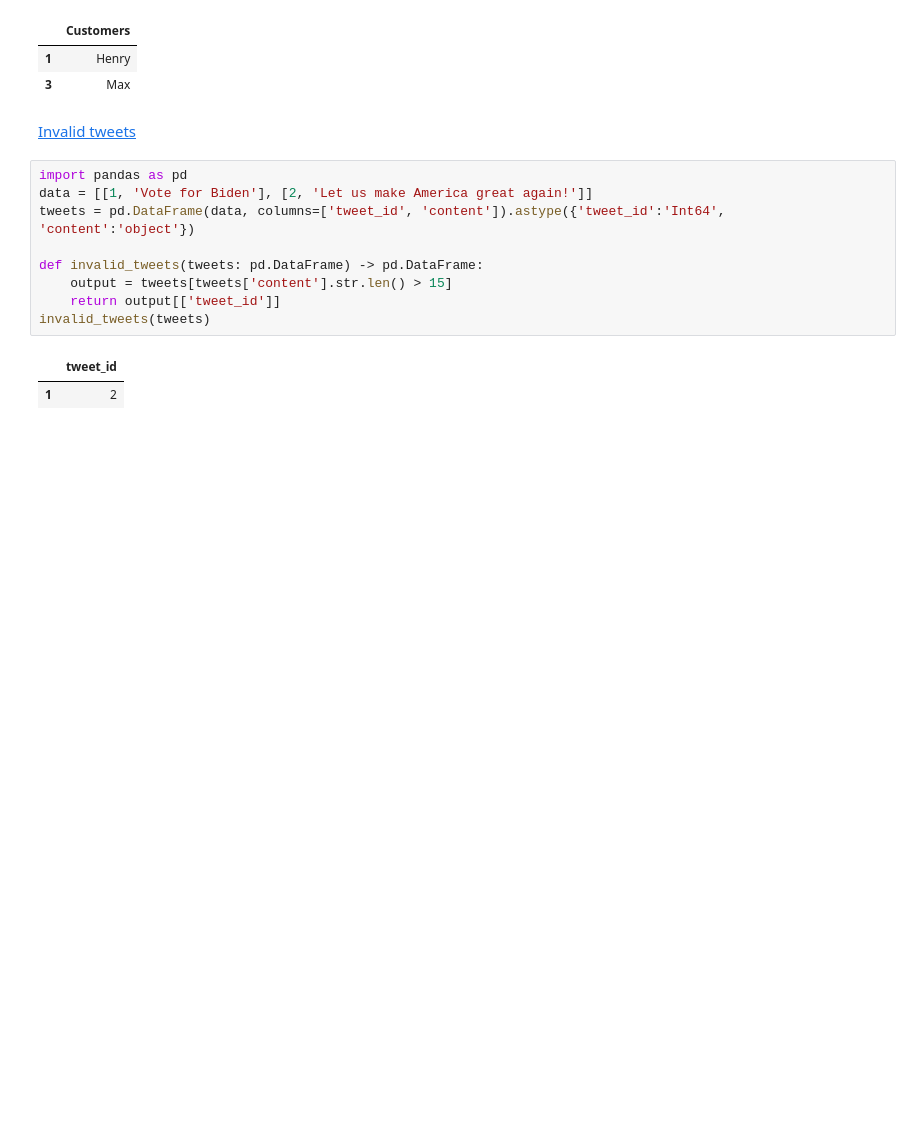
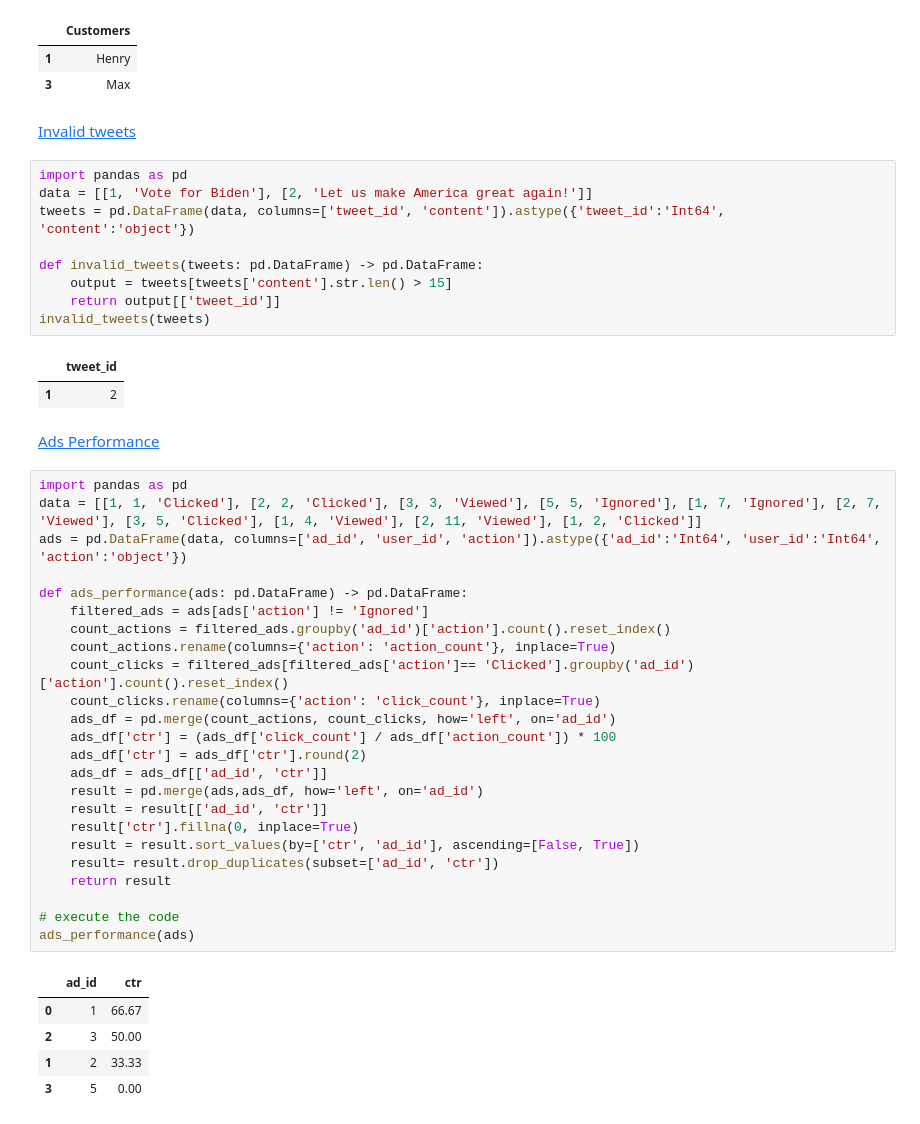
Before and after one commit to decisionenabler-sk/python-de-practice, a Jupyter notebook: Pandas_LC_30d_chllenge.ipynb, the cells around one changed output. Cells and saved outputs as stored; diff of their text form; blank space fills up the shorter version.

Commit message:
Ads performance

```diff
--- a/Pandas_LC_30d_chllenge.ipynb
+++ b/Pandas_LC_30d_chllenge.ipynb
@@ -88,3 +88,35 @@ invalid_tweets(tweets)
 # %% [output]
 |  | tweet_id |
 | 1 | 2 |
+# %% [markdown]
+[Ads Performance](https://leetcode.com/problems/ads-performance/?envType=study-plan-v2&envId=30-days-of-pandas&lang=pythondata)
+# %%
+import pandas as pd
+data = [[1, 1, 'Clicked'], [2, 2, 'Clicked'], [3, 3, 'Viewed'], [5, 5, 'Ignored'], [1, 7, 'Ignored'], [2, 7, 'Viewed'], [3, 5, 'Clicked'], [1, 4, 'Viewed'], [2, 11, 'Viewed'], [1, 2, 'Clicked']]
+ads = pd.DataFrame(data, columns=['ad_id', 'user_id', 'action']).astype({'ad_id':'Int64', 'user_id':'Int64', 'action':'object'})
+
+def ads_performance(ads: pd.DataFrame) -> pd.DataFrame:
+    filtered_ads = ads[ads['action'] != 'Ignored']
+    count_actions = filtered_ads.groupby('ad_id')['action'].count().reset_index()
+    count_actions.rename(columns={'action': 'action_count'}, inplace=True)
+    count_clicks = filtered_ads[filtered_ads['action']== 'Clicked'].groupby('ad_id')['action'].count().reset_index()
+    count_clicks.rename(columns={'action': 'click_count'}, inplace=True)
+    ads_df = pd.merge(count_actions, count_clicks, how='left', on='ad_id')
+    ads_df['ctr'] = (ads_df['click_count'] / ads_df['action_count']) * 100
+    ads_df['ctr'] = ads_df['ctr'].round(2)
+    ads_df = ads_df[['ad_id', 'ctr']]
+    result = pd.merge(ads,ads_df, how='left', on='ad_id')
+    result = result[['ad_id', 'ctr']]
+    result['ctr'].fillna(0, inplace=True)
+    result = result.sort_values(by=['ctr', 'ad_id'], ascending=[False, True])
+    result= result.drop_duplicates(subset=['ad_id', 'ctr'])
+    return result
+
+# execute the code
+ads_performance(ads)
+# %% [output]
+|  | ad_id | ctr |
+| 0 | 1 | 66.67 |
+| 2 | 3 | 50.00 |
+| 1 | 2 | 33.33 |
+| 3 | 5 | 0.00 |
```
